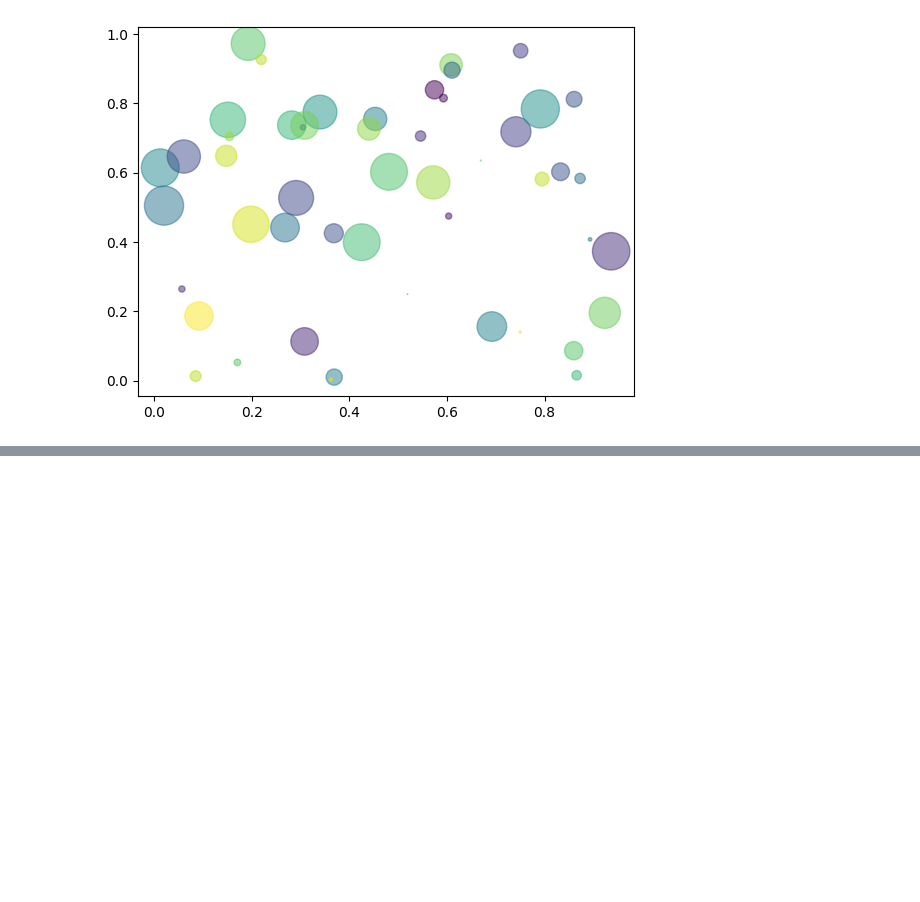
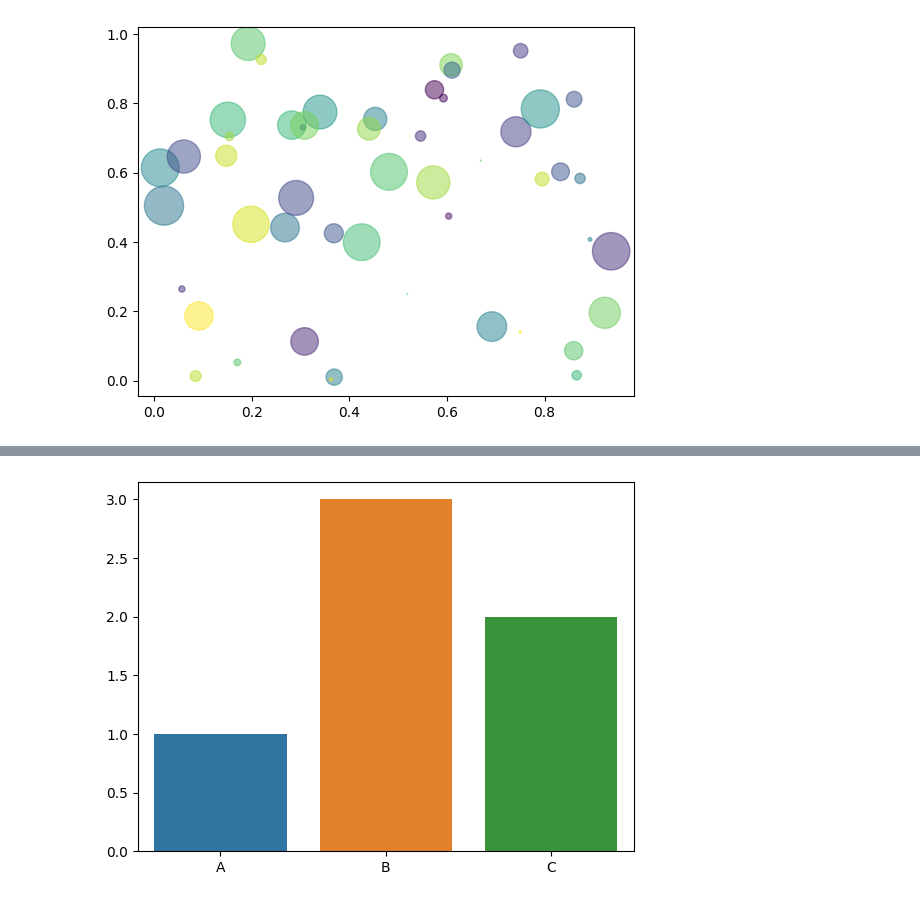
Before and after one commit to carlos-saldana/python-data-analysis, a Jupyter notebook: 03-Matplotlib-Seaborn/03_MatplotlibSeaborn.ipynb, the cells around one changed output, grey strips where cells are left out. Cells and saved outputs as stored; diff of their text form; code cells hidden in the pictures; blank space fills up the shorter version.

```diff
--- a/03-Matplotlib-Seaborn/03_MatplotlibSeaborn.ipynb
+++ b/03-Matplotlib-Seaborn/03_MatplotlibSeaborn.ipynb
@@ -330,0 +345,12 @@ plt.show()
+# %%
+#GRÁFICA DE BARRAS
+
+#Declaramos nuestros ejes
+a = ['A', 'B', 'C']
+b = [1, 3, 2]
+
+#Graficamos
+sns.barplot(x=a, y=b)
+plt.show()
+# %% [output]
+[figure, added]
```
Also changed, not shown: parts of 41 cells of this notebook.
